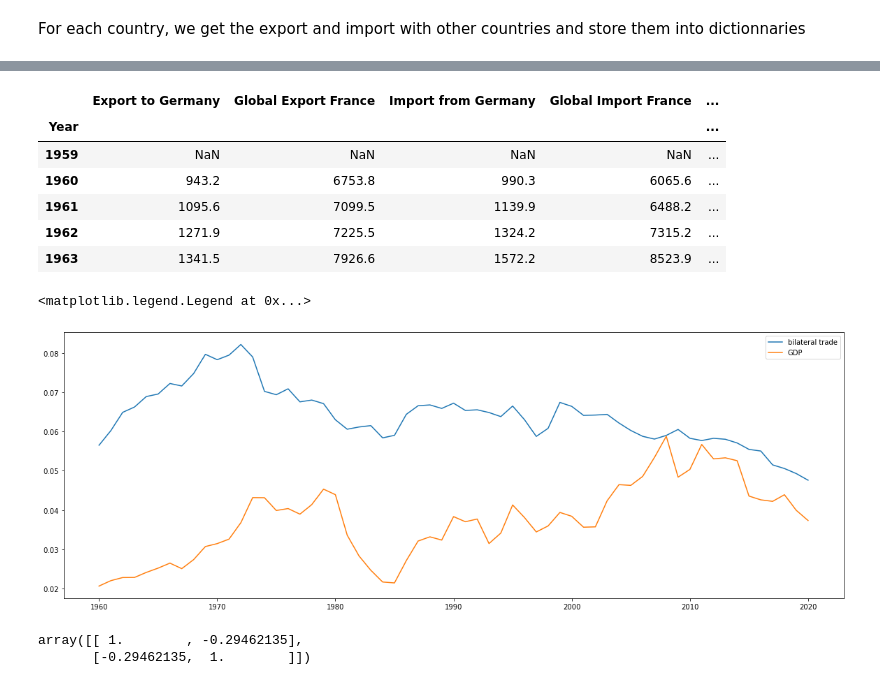
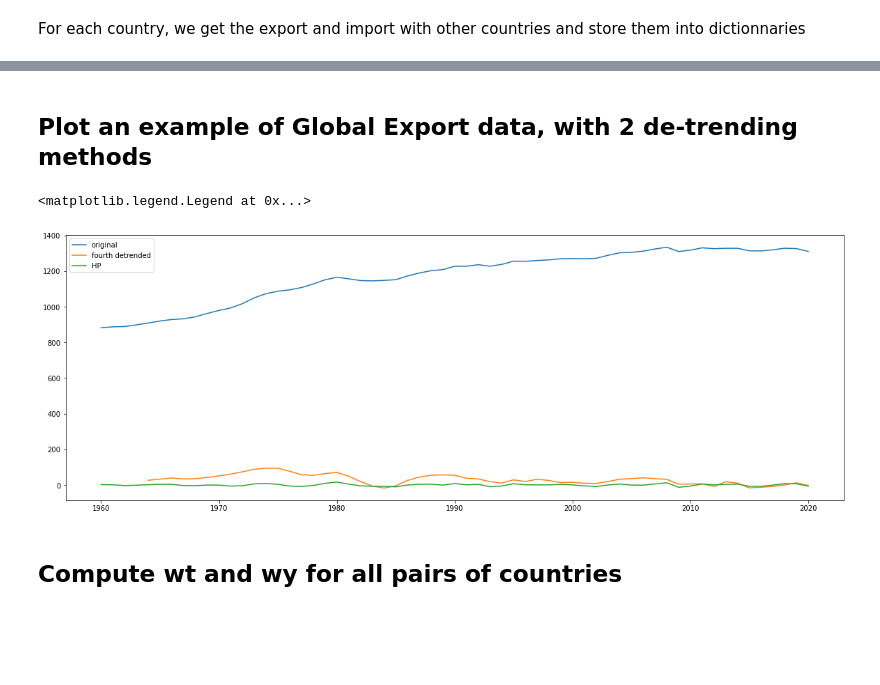
Before and after one commit to graffv/Statapp-Macroeconomie, a Jupyter notebook: trade_activity.ipynb, the cells around one changed output, grey strips where cells are left out. Drawn from its saved outputs; the diff is of its cells as text; code cells hidden in the pictures; blank space fills up the shorter version.

Commit message:
Add files via upload
Updated code with computing of wt and wy as provided in data for all pairs of countries

```diff
--- a/trade_activity.ipynb
+++ b/trade_activity.ipynb
@@ -39,7 +40,7 @@ def get_trade_activity(country_i, country_j):
     W_i_j = pd.concat([X_i_j, X_i, M_i_j, M_i, X_j, M_j, Y_i, Y_j], axis=1)
     W_i_j["Trade Intensity"] = (W_i_j[f"Export to {country_j}"] + W_i_j[f"Import from {country_j}"]) / (W_i_j[f"Global Export {country_i}"] + W_i_j[f"Global Import {country_i}"] + W_i_j[f"Global Export {country_j}"] + W_i_j[f"Global Import {country_j}"])
     W_i_j["Trade Intensity by bilateral trade"] = (W_i_j[f"Export to {country_j}"] + W_i_j[f"Import from {country_j}"]) / (W_i_j[f"Global Export {country_i}"] + W_i_j[f"Global Import {country_i}"] + W_i_j[f"Global Export {country_j}"] + W_i_j[f"Global Import {country_j}"])
-    W_i_j["Trade Intensity by GDP"] = (W_i_j[f"Export to {country_j}"] + W_i_j[f"Import from {country_j}"]) / (W_i_j[f"GDP of {country_i}"] + W_i_j[f"GDP of {country_i}"])
+    W_i_j["Trade Intensity by GDP"] = (W_i_j[f"Export to {country_j}"] + W_i_j[f"Import from {country_j}"]) / (W_i_j[f"GDP of {country_i}"] + W_i_j[f"GDP of {country_j}"])
     return W_i_j
 # %% [markdown]
 ## GDP of Countries
@@ -71,14 +98,29 @@ list_countries = ["Australia", "France", "Germany", "Switzerland", "UnitedStates
                   "Canada", "UnitedKingdom", "Denmark", "Italy"]
 dict_paths = {}
 dict_xls = {}
+# dict export contains a set per country, representing the exports from this country to partners
 dict_export = {}
+# dict import contains a set per country, representing the imports of this country from partners
 dict_import = {}
 
 for country in list_countries:
     dict_paths[country] = f"data_StatApp/imf/trade/{country}.xls"
     dict_xls[country] = pd.ExcelFile(dict_paths[country])
-    dict_export[country] = pd.read_excel(dict_xls[country], dict_xls[country].sheet_names[0])
-    dict_export[country] = clean_trade_dataset(dict_export[country])
-    dict_import[country] = pd.read_excel(dict_xls[country], dict_xls[country].sheet_names[1])
-    dict_import[country] = clean_trade_dataset(dict_import[country])
+    dict_export[country] = pd.read_excel(dict_xls[country], dict_xls[country].sheet_names[0], index_col=None)
+    dict_export[country] = clean_trade_dataset(dict_export[country])\
+                            .rename(columns={
+        "United States": "UnitedStates",
+        "United Kingdom": "UnitedKingdom",
+    })
+    dict_export[country] = dict_export[country].T.drop_duplicates().T
+    dict_import[country] = pd.read_excel(dict_xls[country], dict_xls[country].sheet_names[1], index_col=None)
+    dict_import[country] = clean_trade_dataset(dict_import[country])\
+                            .rename(columns={
+        "United States": "UnitedStates",
+        "United Kingdom": "UnitedKingdom",
+    })
+    dict_import[country] = dict_import[country].T.drop_duplicates().T
+    for column in dict_import[country].columns:
+        dict_import[country][column] = dict_import[country][column].astype("float")
+        dict_import[country][column] = dict_import[country][column].round(2)
 # %% [output]
@@ -117,24 +166,27 @@ dict_import["France"]
 # %%
-W_France_Germany_function = get_trade_activity("France", "Germany")
+trade_activity_countries = {}
+trade_activity_countries_fourth_diff = {}
+trade_activity_countries_HP = {}
+for country_i in list_countries:
+    trade_activity_countries[country_i] = {}
+    trade_activity_countries_fourth_diff[country_i] = {}
+    trade_activity_countries_HP[country_i] = {}
+    for country_j in list_countries:
+        if country_i != country_j:
+            trade_activity_countries[country_i][country_j] = get_trade_activity(country_i, country_j)
+            trade_activity_countries_fourth_diff[country_i][country_j] = trade_activity_countries[country_i][country_j].diff(4)
+            trade_activity_countries_HP[country_i][country_j] = pd.DataFrame()
+            for column in trade_activity_countries[country_i][country_j].columns:
+                trade_activity_countries_HP[country_i][country_j][column] =  sm.tsa.filters.hpfilter(trade_activity_countries[country_i][country_j][column], 6.25)[0]
-# %%
-W_France_Germany_function.head()
-# %% [output]
-|  | Export to Germany | Global Export France | Import from Germany | Global Import France | ... |
-| Year |  |  |  |  | ... |
-| 1959 | NaN | NaN | NaN | NaN | ... |
-| 1960 | 943.2 | 6753.8 | 990.3 | 6065.6 | ... |
-| 1961 | 1095.6 | 7099.5 | 1139.9 | 6488.2 | ... |
-| 1962 | 1271.9 | 7225.5 | 1324.2 | 7315.2 | ... |
-| 1963 | 1341.5 | 7926.6 | 1572.2 | 8523.9 | ... |
-# %%
-plt.plot(W_France_Germany_function["Trade Intensity by bilateral trade"], label = "bilateral trade")
-plt.plot(W_France_Germany_function["Trade Intensity by GDP"], label = "GDP")
-plt.legend()
-# %% [output]
-<matplotlib.legend.Legend at 0x...>
-[figure, removed]
-# %%
-np.corrcoef(W_France_Germany_function["Trade Intensity by bilateral trade"].values[1:].astype("float"), W_France_Germany_function["Trade Intensity by GDP"].values[1:].astype("float"))
-# %% [output]
-array([[ 1.        , -0.29462135],
-       [-0.29462135,  1.        ]])
+# %% [markdown]
+## Plot an example of Global Export data, with 2 de-trending methods
+# %%
+plt.plot(trade_activity_countries["France"]["Australia"]["Global Export from France to world"], label="original")
+plt.plot(trade_activity_countries_fourth_diff["France"]["Australia"]["Global Export from France to world"], label="fourth detrended")
+plt.plot(trade_activity_countries_HP["France"]["Australia"]["Global Export from France to world"], label="HP")
+plt.legend()
+# %% [output]
+<matplotlib.legend.Legend at 0x...>
+[figure, added]
+# %% [markdown]
+## Compute wt and wy for all pairs of countries
```
Also changed, not shown: parts of 12 cells of this notebook.
